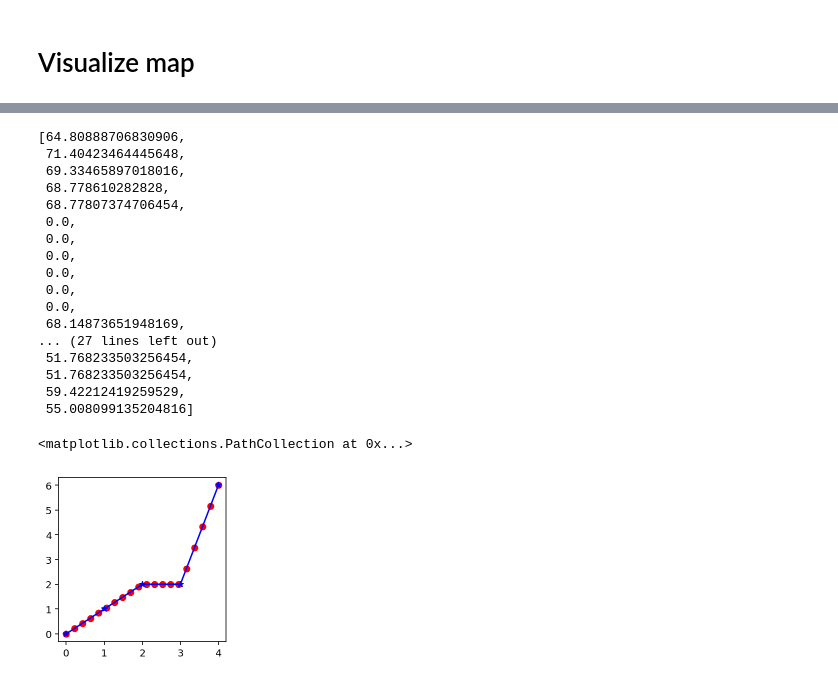
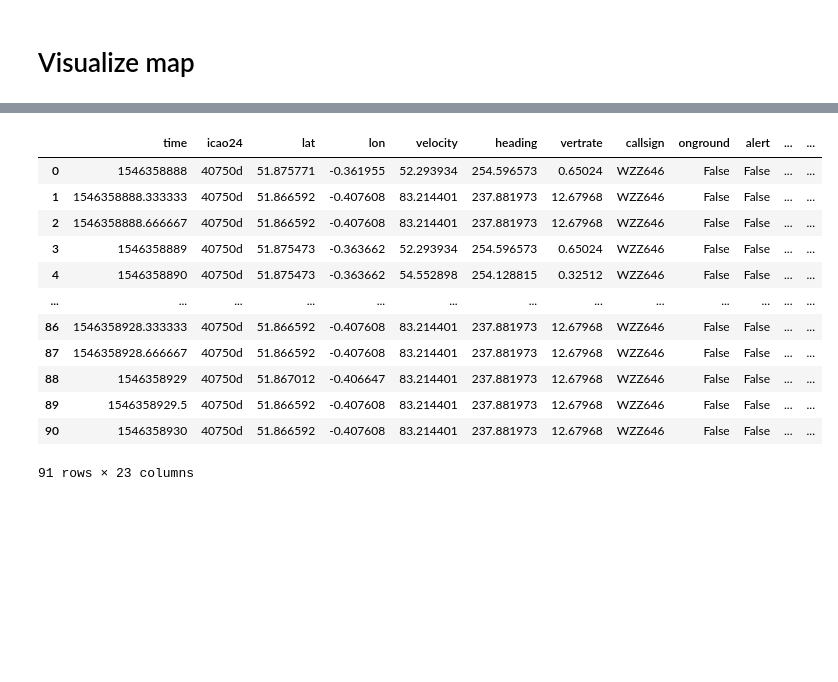
Before and after one commit to naguzmans/opportunistic-utm, a Jupyter notebook: spark.ipynb, the cells around one changed output, grey strips where cells are left out. Drawn from its saved outputs; the diff is of its cells as text; code cells hidden in the pictures; blank space fills up the shorter version.

```diff
--- a/spark.ipynb
+++ b/spark.ipynb
@@ -465,39 +411,16 @@ ax.set_aspect('auto')
-# %%
-distance_list
-# %% [output]
-[64.80888706830906,
- 71.40423464445648,
- 69.33465897018016,
- 68.778610282828,
- 68.77807374706454,
- 0.0,
- 0.0,
- 0.0,
- 0.0,
- 0.0,
- 0.0,
- 68.14873651948169,
-... (27 lines left out)
- 51.768233503256454,
- 51.768233503256454,
- 59.42212419259529,
- 55.008099135204816]
-# %%
-import matplotlib.pyplot as plt
-%config InlineBackend.figure_format = 'retina'
-from scipy.interpolate import interp1d
-
-x = np.linspace(0, 4, num=20, endpoint=True)
-
-fig, ax = plt.subplots(figsize=(3,3))
-
-a = [0, 1, 2, 3, 4]
-b = [0, 1, 2, 2, 6]
-
-f = interp1d(a, b)
-
-plt.plot(a,b, 'b*-')
-plt.scatter(x, f(x), color='red')
-# %% [output]
-<matplotlib.collections.PathCollection at 0x...>
-[figure, removed]
+# %%
+callsign_subset
+# %% [output]
+|  | time | icao24 | lat | lon | velocity | heading | vertrate | callsign | onground | alert | ... | ... |
+| 0 | 1546358888 | 40750d | 51.875771 | -0.361955 | 52.293934 | 254.596573 | 0.65024 | WZZ646 | False | False | ... | ... |
+| 1 | 1546358888.333333 | 40750d | 51.866592 | -0.407608 | 83.214401 | 237.881973 | 12.67968 | WZZ646 | False | False | ... | ... |
+| 2 | 1546358888.666667 | 40750d | 51.866592 | -0.407608 | 83.214401 | 237.881973 | 12.67968 | WZZ646 | False | False | ... | ... |
+| 3 | 1546358889 | 40750d | 51.875473 | -0.363662 | 52.293934 | 254.596573 | 0.65024 | WZZ646 | False | False | ... | ... |
+| 4 | 1546358890 | 40750d | 51.875473 | -0.363662 | 54.552898 | 254.128815 | 0.32512 | WZZ646 | False | False | ... | ... |
+| ... | ... | ... | ... | ... | ... | ... | ... | ... | ... | ... | ... | ... |
+| 86 | 1546358928.333333 | 40750d | 51.866592 | -0.407608 | 83.214401 | 237.881973 | 12.67968 | WZZ646 | False | False | ... | ... |
+| 87 | 1546358928.666667 | 40750d | 51.866592 | -0.407608 | 83.214401 | 237.881973 | 12.67968 | WZZ646 | False | False | ... | ... |
+| 88 | 1546358929 | 40750d | 51.867012 | -0.406647 | 83.214401 | 237.881973 | 12.67968 | WZZ646 | False | False | ... | ... |
+| 89 | 1546358929.5 | 40750d | 51.866592 | -0.407608 | 83.214401 | 237.881973 | 12.67968 | WZZ646 | False | False | ... | ... |
+| 90 | 1546358930 | 40750d | 51.866592 | -0.407608 | 83.214401 | 237.881973 | 12.67968 | WZZ646 | False | False | ... | ... |
+91 rows × 23 columns
```
Also changed, not shown: parts of 10 cells of this notebook.
